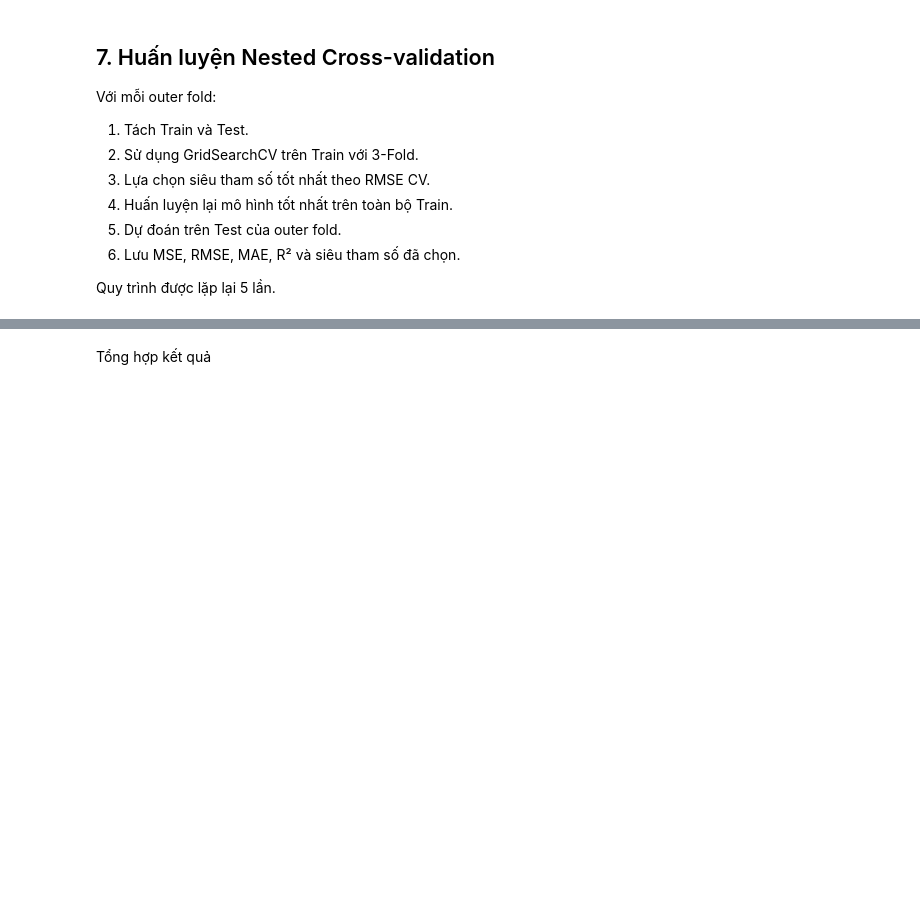
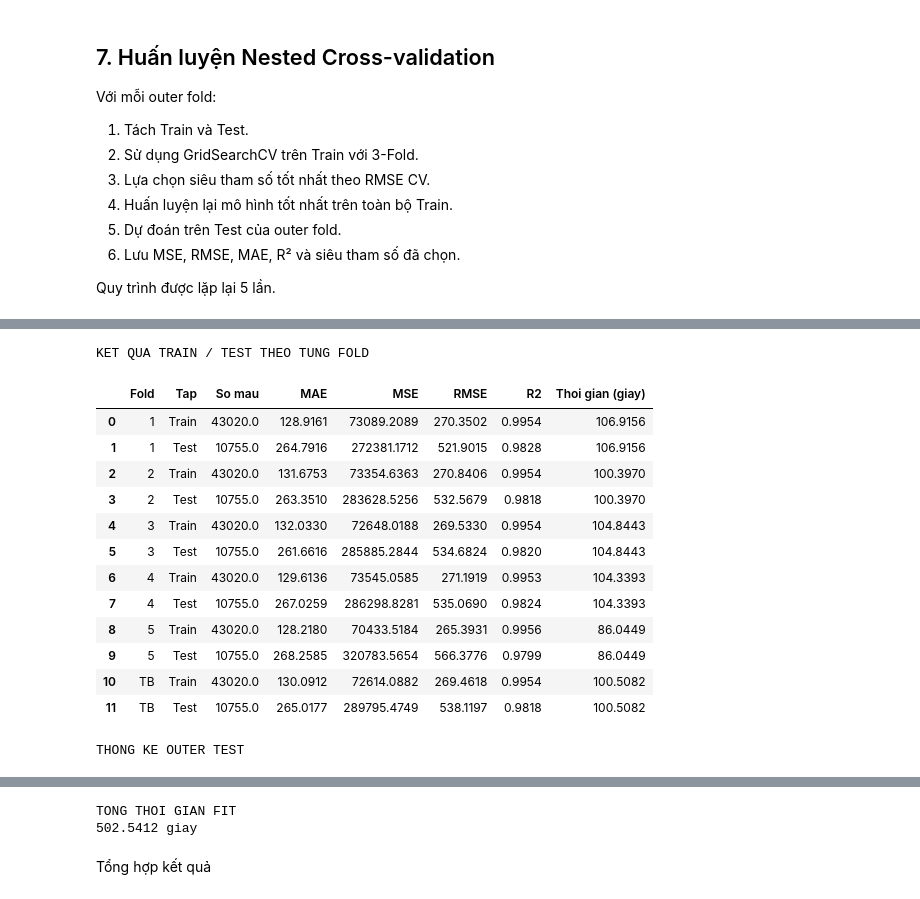
Before and after one commit to futhyganka/DiamondPrediction, a Jupyter notebook: experiments/random_forest/3_RandomForest_Kfold.ipynb, the cells around one changed output, grey strips where cells are left out. Saved outputs shown, nothing was run; the diff lists cells and outputs as text; code cells hidden in the pictures; blank space fills up the shorter version.

```diff
--- a/experiments/random_forest/3_RandomForest_Kfold.ipynb
+++ b/experiments/random_forest/3_RandomForest_Kfold.ipynb
@@ -471,0 +492,77 @@ Fold 5 hoan thanh
+# %%
+
+# BANG DANH GIA NESTED K-FOLD TRAIN / TEST
+
+bang_rows = []
+
+for _, r in results_df.iterrows():
+    bang_rows.append({
+        "Fold": int(r["Fold"]),
+        "Tap": "Train",
+        "So mau": int(r["Train_samples"]),
+        "MAE": r["MAE_Train"],
+        "MSE": r["MSE_Train"],
+        "RMSE": r["RMSE_Train"],
+        "R2": r["R2_Train"],
+        "Thoi gian (giay)": r["Time_seconds"]
+    })
+
+    bang_rows.append({
+        "Fold": int(r["Fold"]),
+        "Tap": "Test",
+        "So mau": int(r["Test_samples"]),
+        "MAE": r["MAE"],
+        "MSE": r["MSE"],
+        "RMSE": r["RMSE"],
+        "R2": r["R2"],
+        "Thoi gian (giay)": r["Time_seconds"]
+    })
+
+bang_kfold = pd.DataFrame(bang_rows)
+
+mean_table = (
+    bang_kfold.groupby("Tap", sort=False)
+    [["So mau", "MAE", "MSE", "RMSE", "R2", "Thoi gian (giay)"]]
+    .mean()
+    .reset_index()
+)
+
+mean_table.insert(0, "Fold", "TB")
+
+bang_day_du = pd.concat(
+    [bang_kfold, mean_table],
+    ignore_index=True
+)
+
+print("KET QUA TRAIN / TEST THEO TUNG FOLD")
+display(bang_day_du.round(4))
+
+# Thong ke tren outer Test
+metrics = ["MSE", "RMSE", "MAE", "R2"]
+
+summary_df = pd.DataFrame({
+    "Mean": results_df[metrics].mean(),
+    "Std": results_df[metrics].std(ddof=0)
+})
+
+print("\nTHONG KE OUTER TEST")
+display(summary_df.round(4))
+
+print("\nTONG THOI GIAN FIT")
+print(f"{results_df['Time_seconds'].sum():.4f} giay")
+# %% [output]
+KET QUA TRAIN / TEST THEO TUNG FOLD
+|  | Fold | Tap | So mau | MAE | MSE | RMSE | R2 | Thoi gian (giay) |
+| 0 | 1 | Train | 43020.0 | 128.9161 | 73089.2089 | 270.3502 | 0.9954 | 106.9156 |
+| 1 | 1 | Test | 10755.0 | 264.7916 | 272381.1712 | 521.9015 | 0.9828 | 106.9156 |
+| 2 | 2 | Train | 43020.0 | 131.6753 | 73354.6363 | 270.8406 | 0.9954 | 100.3970 |
+| 3 | 2 | Test | 10755.0 | 263.3510 | 283628.5256 | 532.5679 | 0.9818 | 100.3970 |
+| 4 | 3 | Train | 43020.0 | 132.0330 | 72648.0188 | 269.5330 | 0.9954 | 104.8443 |
+| 5 | 3 | Test | 10755.0 | 261.6616 | 285885.2844 | 534.6824 | 0.9820 | 104.8443 |
+| 6 | 4 | Train | 43020.0 | 129.6136 | 73545.0585 | 271.1919 | 0.9953 | 104.3393 |
+| 7 | 4 | Test | 10755.0 | 267.0259 | 286298.8281 | 535.0690 | 0.9824 | 104.3393 |
+| 8 | 5 | Train | 43020.0 | 128.2180 | 70433.5184 | 265.3931 | 0.9956 | 86.0449 |
+| 9 | 5 | Test | 10755.0 | 268.2585 | 320783.5654 | 566.3776 | 0.9799 | 86.0449 |
+| 10 | TB | Train | 43020.0 | 130.0912 | 72614.0882 | 269.4618 | 0.9954 | 100.5082 |
+| 11 | TB | Test | 10755.0 | 265.0177 | 289795.4749 | 538.1197 | 0.9818 | 100.5082 |
+THONG KE OUTER TEST
@@ -472,3 +574,5 @@ Fold 5 hoan thanh
+TONG THOI GIAN FIT
+502.5412 giay
 # %% [markdown]
 Tổng hợp kết quả
 # %%
```
Also changed, not shown: parts of 3 cells of this notebook, 8 other files.
